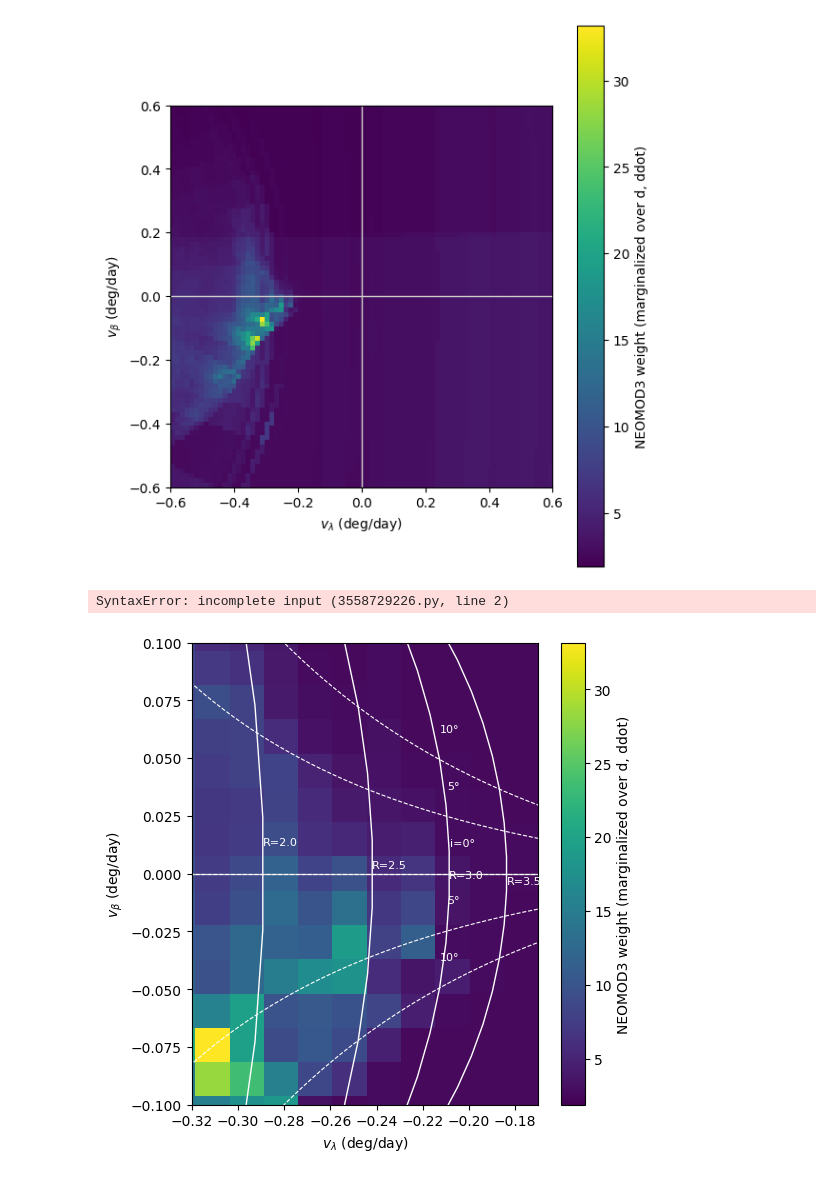
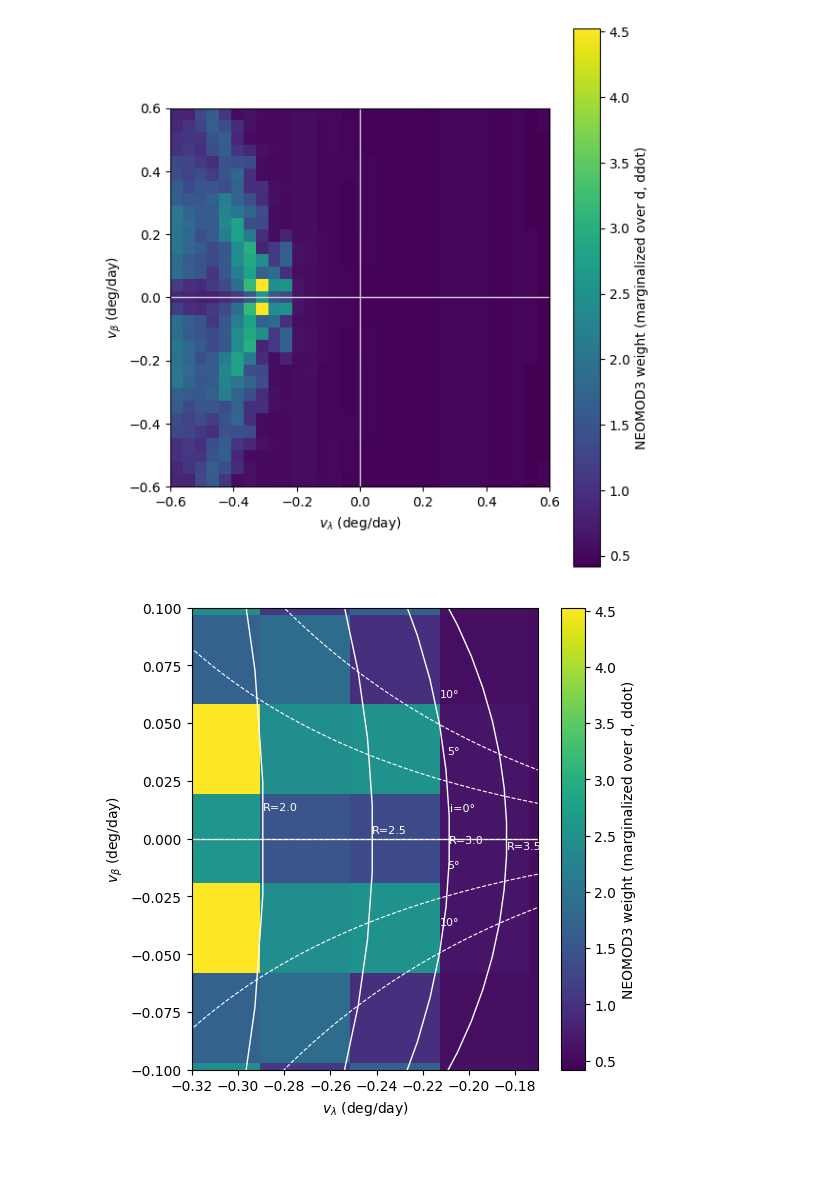
Before and after one commit to devanshi-s04/neomod, a Jupyter notebook: velpredictionlines.ipynb, the cells around one changed output. Drawn from its saved outputs; the diff is of its cells as text; code cells hidden in the pictures.

```diff
--- a/velpredictionlines.ipynb
+++ b/velpredictionlines.ipynb
@@ -61,7 +61,7 @@ i: 25.371763472565718
 # %%
 def comp_sum1():
 
-    N_rate = 81           #2 mins 30 sec, for 31 = 4 mins 20 sec so around 50 mins for 101 --> 1 min 40 s for 31
+    N_rate = 31           #2 mins 30 sec, for 31 = 4 mins 20 sec so around 50 mins for 101 --> 1 min 40 s for 31
     vlam_min, vlam_max = -0.6, 0.6
     vbet_min, vbet_max = -0.6, 0.6
 
@@ -108,7 +108,7 @@ plt.ylabel(r"$v_\beta$ (deg/day)")
 plt.tight_layout()
 plt.show()
 # %% [output]
-[figure, old version]
+[figure, new version]
 # %%
 # setting value for phi = 0, beta = 0
 phi_deg = 0.0 # on the opposition
@@ -140,11 +140,6 @@ def prediction_vlam_vbet(R_au, i_deg, phi_deg, beta_deg=0.0):
             + np.cos(beta) * vz) / Delta
 
     return vlam, vbet
-# %%
-print(len(R_lines), len(i_lines))
-print(R_lines[0][0][:5], R_lines[0][1][:5])  \
-# %% [output]
-SyntaxError: incomplete input (3558729226.py, line 2)
 # %%
 i_list = np.arange(-10.0, 15.0, 5.0)  # -10, -5, 0, 5, 10
 R_vals = np.linspace(1.5, 4.5, 800)  # AU
@@ -174,29 +169,28 @@ for R in R_list:
     R_lines.append((np.array(vlam_arr), np.array(vbet_arr), R))
 # %%
 plt.figure(figsize=(6.0, 6.0))
-my_viridis = cm.get_cmap("viridis", 1024).with_extremes(under="white")
-im = plt.imshow(K, origin="lower", extent=extent, cmap=my_viridis, aspect="equal")
+im = plt.imshow(K, origin="lower", extent=extent, cmap="viridis", aspect="equal")
 plt.colorbar(label="NEOMOD3 weight (marginalized over d, ddot)")
 plt.axhline(0, color="0.8", lw=1)
 plt.axvline(0, color="0.8", lw=1)
 plt.xlabel(r"$v_\lambda$ (deg/day)")
 plt.ylabel(r"$v_\beta$ (deg/day)")
 plt.xlim(-0.32, -0.17)
 plt.ylim(-0.1, 0.1)
 
 # solid lines for R
 for vlam_arr, vbet_arr, R in R_lines:
     plt.plot(vlam_arr, vbet_arr, color="white", lw=1.0)
     idx = len(vlam_arr) // 2
     plt.text(vlam_arr[idx], vbet_arr[idx] - 0.012,  # a bit below the line
              f"R={R:.1f}", color="white", fontsize=8)
 
-# dashed linesnfor i
+# dashed lines for i
 for vlam_arr, vbet_arr, i_deg in i_lines:
     plt.plot(vlam_arr, vbet_arr, color="white", lw=0.8, ls="--")
     idx = len(vlam_arr) // 2
     plt.text(vlam_arr[idx], vbet_arr[idx] + 0.012,
              f"{abs(i_deg):.0f}°" if i_deg != 0 else "i=0°",
              color="white", fontsize=8)
 # %% [output]
-[figure, old version]
+[figure, new version]
```
Also changed, not shown: parts of 2 cells of this notebook, 44 other files.
